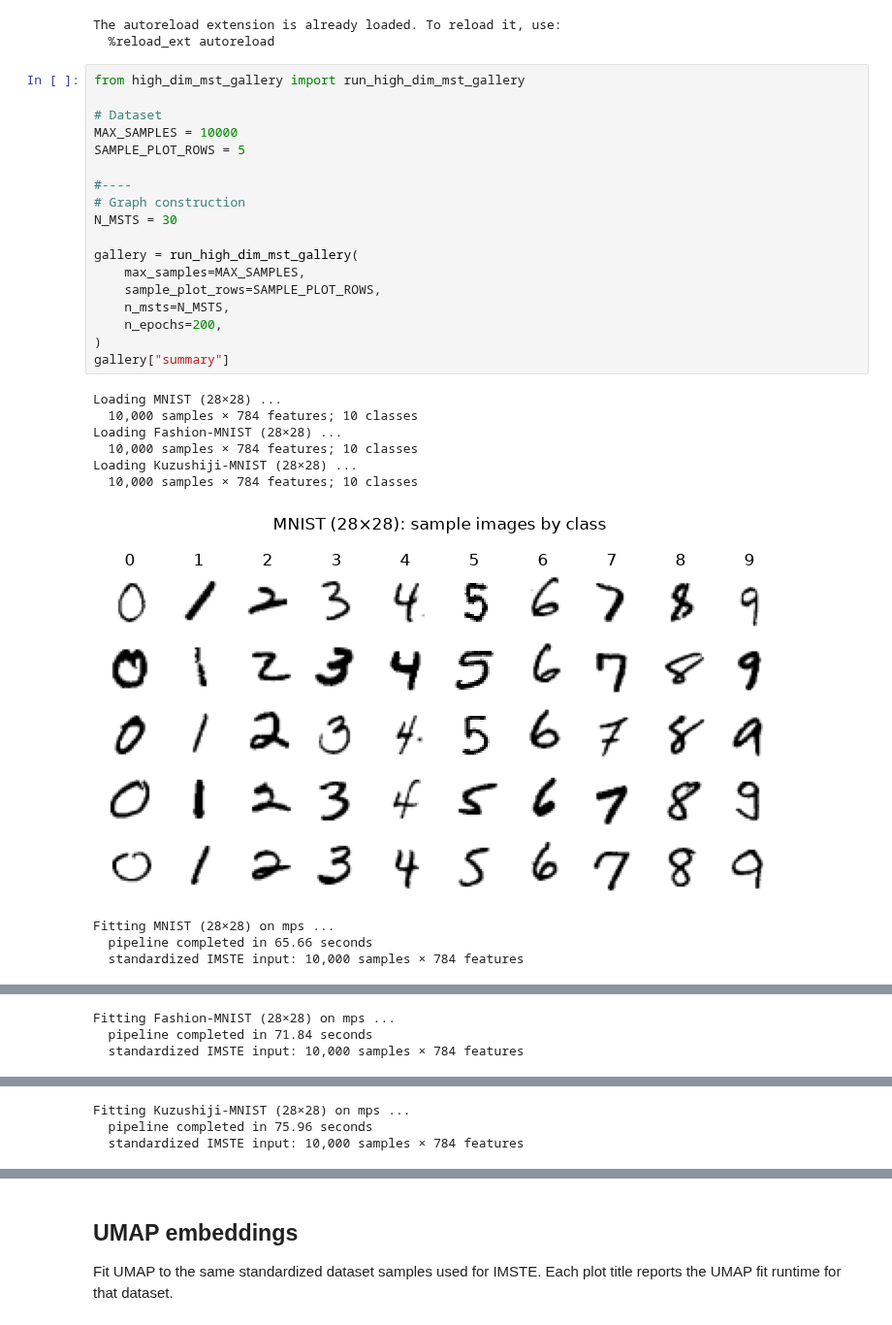
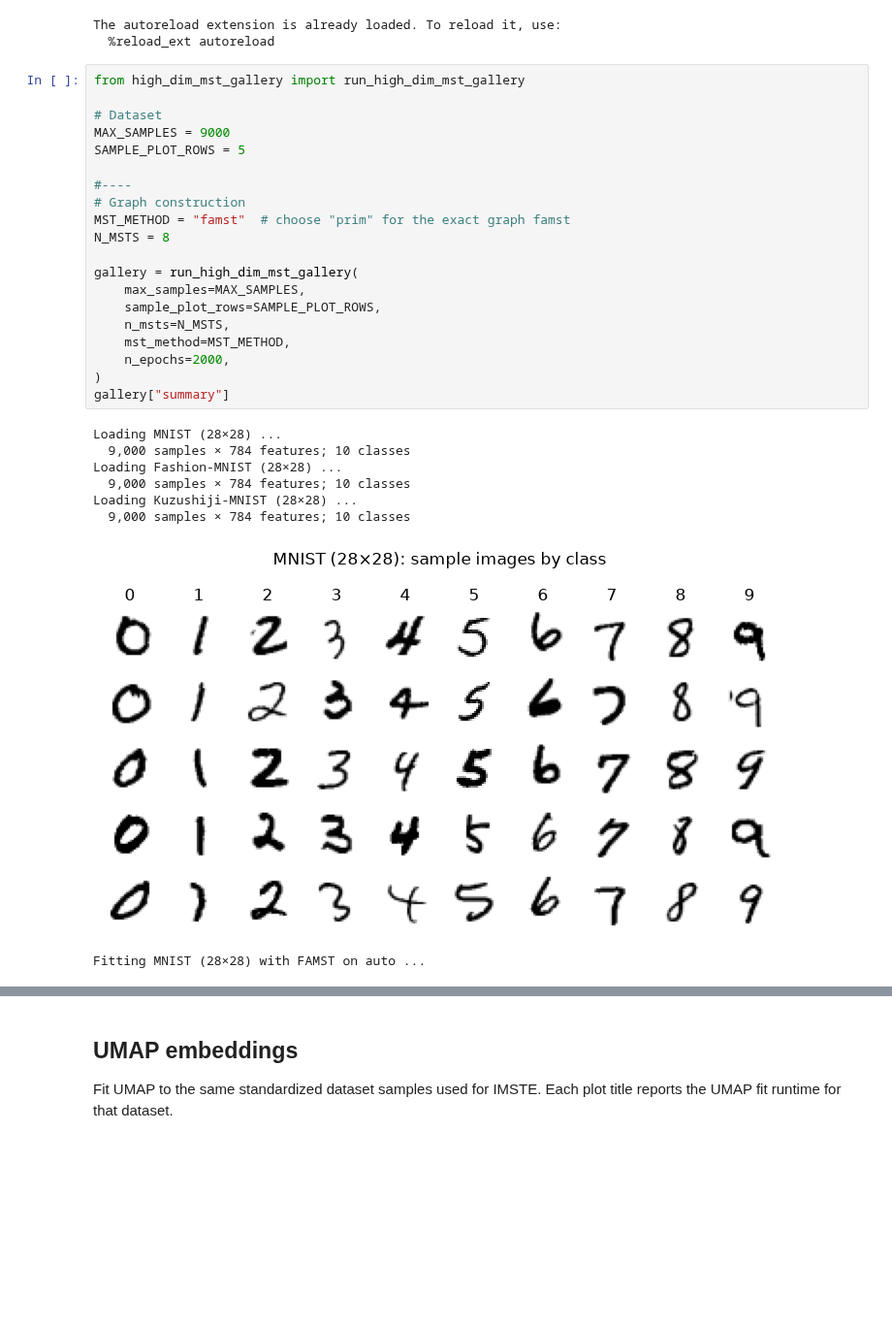
Before and after one commit to fabriziocosta/mst_embedding, a Jupyter notebook: notebooks/high_dim_mst_gallery.ipynb, the cells around one changed output, grey strips where cells are left out. Shown at 97% size. Saved outputs shown, nothing was run; the diff lists cells and outputs as text; blank space fills up the shorter version.

```diff
--- a/notebooks/high_dim_mst_gallery.ipynb
+++ b/notebooks/high_dim_mst_gallery.ipynb
@@ -23,29 +23,29 @@ The autoreload extension is already loaded. To reload it, use:
 # %%
 from high_dim_mst_gallery import run_high_dim_mst_gallery
 
 # Dataset
-MAX_SAMPLES = 10000
+MAX_SAMPLES = 9000
 SAMPLE_PLOT_ROWS = 5
 
 #----
 # Graph construction
-N_MSTS = 30
+MST_METHOD = "famst"  # choose "prim" for the exact graph famst
+N_MSTS = 8
 
 gallery = run_high_dim_mst_gallery(
     max_samples=MAX_SAMPLES,
     sample_plot_rows=SAMPLE_PLOT_ROWS,
     n_msts=N_MSTS,
-    n_epochs=200,
+    mst_method=MST_METHOD,
+    n_epochs=2000,
 )
 gallery["summary"]
 # %% [output]
 Loading MNIST (28×28) ...
-  10,000 samples × 784 features; 10 classes
+  9,000 samples × 784 features; 10 classes
 Loading Fashion-MNIST (28×28) ...
-  10,000 samples × 784 features; 10 classes
+  9,000 samples × 784 features; 10 classes
 Loading Kuzushiji-MNIST (28×28) ...
-  10,000 samples × 784 features; 10 classes
+  9,000 samples × 784 features; 10 classes
-[figure, old version]
+[figure, new version]
-Fitting MNIST (28×28) on mps ...
-  pipeline completed in 65.66 seconds
-  standardized IMSTE input: 10,000 samples × 784 features
+Fitting MNIST (28×28) with FAMST on auto ...
@@ -54,3 +51,0 @@ Fitting MNIST (28×28) on mps ...
-Fitting Fashion-MNIST (28×28) on mps ...
-  pipeline completed in 71.84 seconds
-  standardized IMSTE input: 10,000 samples × 784 features
@@ -59,3 +51,0 @@ Fitting Fashion-MNIST (28×28) on mps ...
-Fitting Kuzushiji-MNIST (28×28) on mps ...
-  pipeline completed in 75.96 seconds
-  standardized IMSTE input: 10,000 samples × 784 features
```
Also changed, not shown: parts of 3 cells of this notebook, 6 other files.
